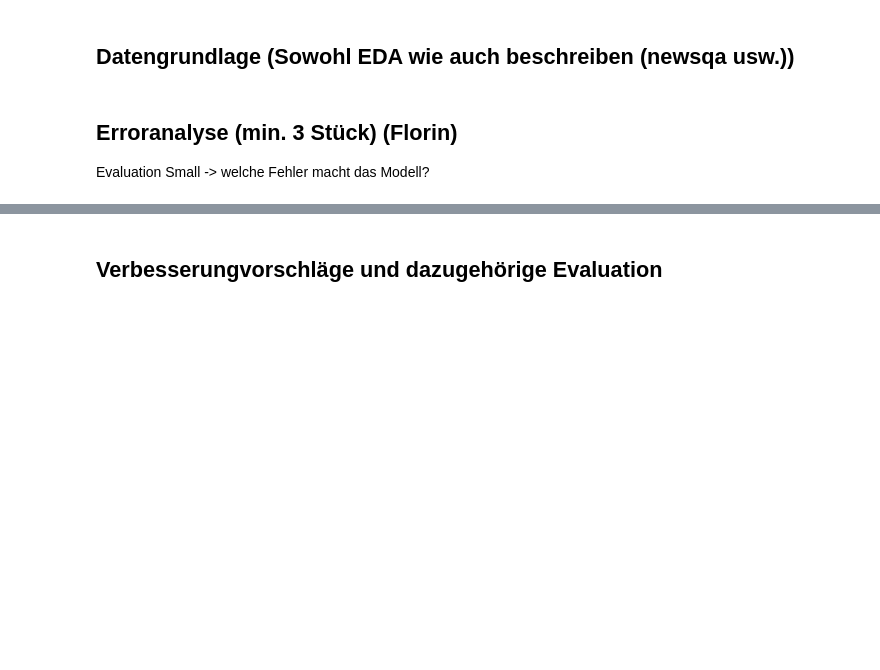
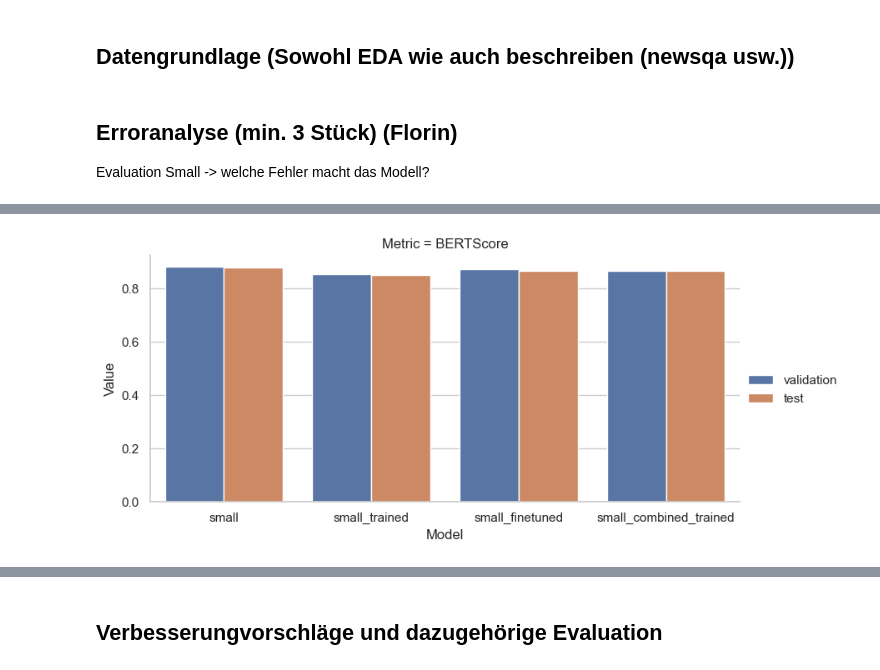
Before and after one commit to swiggy123/npr_mc2, a Jupyter notebook: report.ipynb, the cells around one changed output, grey strips where cells are left out. Cells and saved outputs as stored; diff of their text form; code cells hidden in the pictures; blank space fills up the shorter version.

```diff
--- a/report.ipynb
+++ b/report.ipynb
@@ -168,0 +238,4 @@ Evaluation Small -> welche Fehler macht das Modell?
+# %%
+plot_results(df[df["Metric"] == "BERTScore"])
+# %% [output]
+[figure, added]
```
Also changed, not shown: parts of 13 cells of this notebook.
